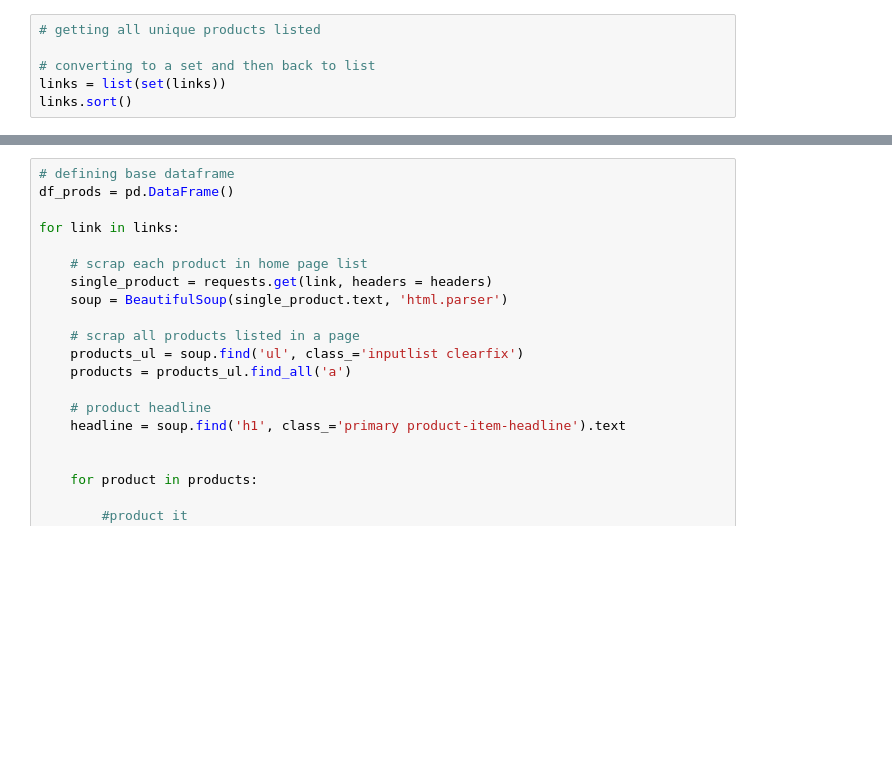
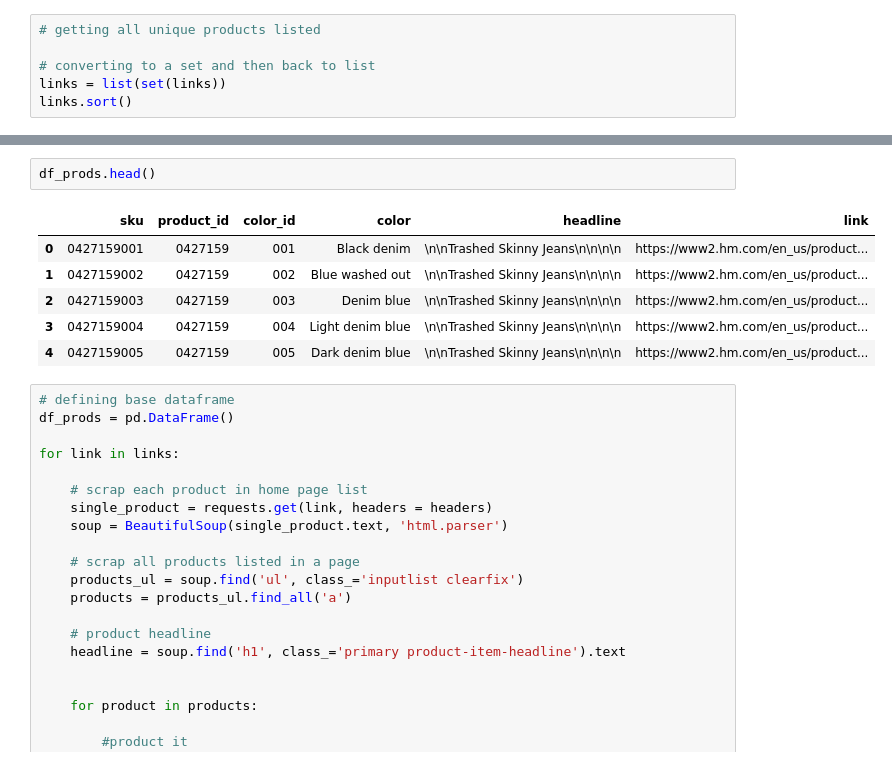
Before and after one commit to humberto-aguiar/Web-Scraping-Jeans, a Jupyter notebook: src/hm-web-scraping-v06.ipynb, the cells around one changed output, grey strips where cells are left out. Saved outputs shown, nothing was run; the diff lists cells and outputs as text; blank space fills up the shorter version.

```diff
--- a/src/hm-web-scraping-v06.ipynb
+++ b/src/hm-web-scraping-v06.ipynb
@@ -131,3 +204,12 @@ links.sort()
+# %%
+df_prods.head()
+# %% [output]
+|  | sku | product_id | color_id | color | headline | link |
+| 0 | 0427159001 | 0427159 | 001 | Black denim | \n\nTrashed Skinny Jeans\n\n\n\n | https://www2.hm.com/en_us/product... |
+| 1 | 0427159002 | 0427159 | 002 | Blue washed out | \n\nTrashed Skinny Jeans\n\n\n\n | https://www2.hm.com/en_us/product... |
+| 2 | 0427159003 | 0427159 | 003 | Denim blue | \n\nTrashed Skinny Jeans\n\n\n\n | https://www2.hm.com/en_us/product... |
+| 3 | 0427159004 | 0427159 | 004 | Light denim blue | \n\nTrashed Skinny Jeans\n\n\n\n | https://www2.hm.com/en_us/product... |
+| 4 | 0427159005 | 0427159 | 005 | Dark denim blue | \n\nTrashed Skinny Jeans\n\n\n\n | https://www2.hm.com/en_us/product... |
 # %%
 # defining base dataframe
 df_prods = pd.DataFrame()
```
Also changed, not shown: parts of 14 cells of this notebook.
